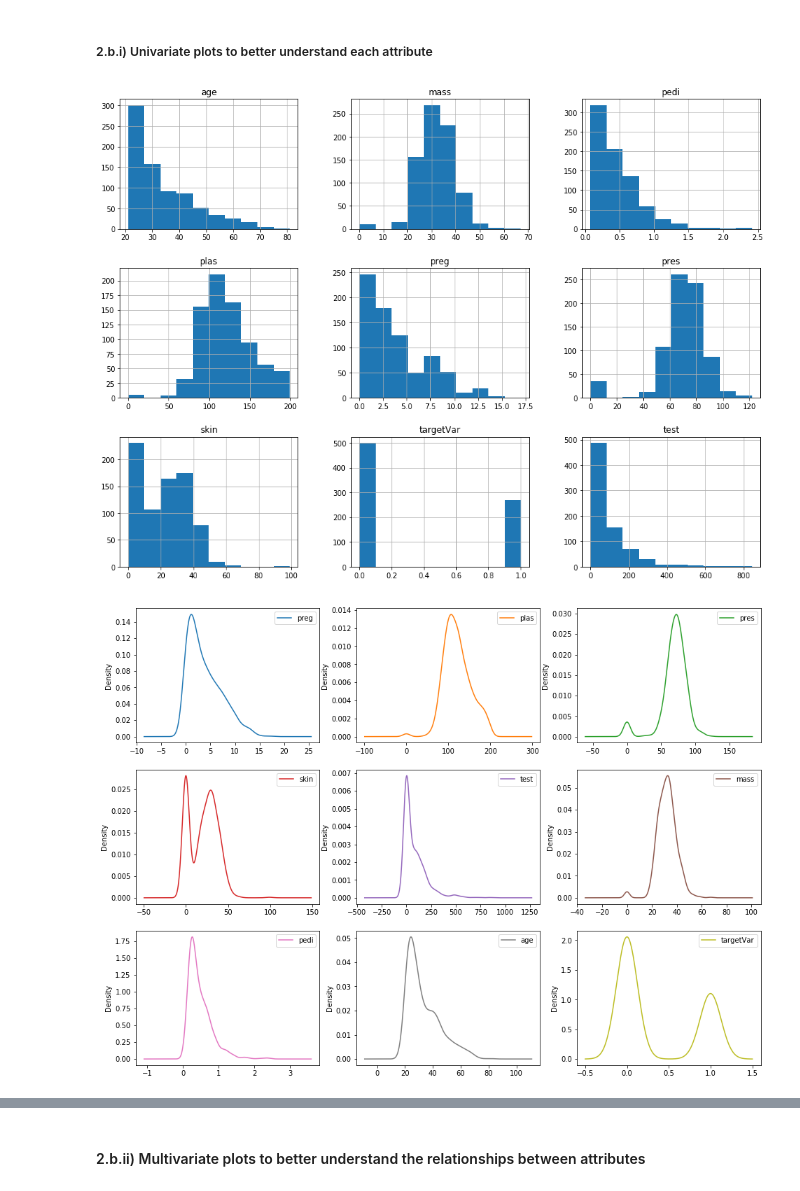
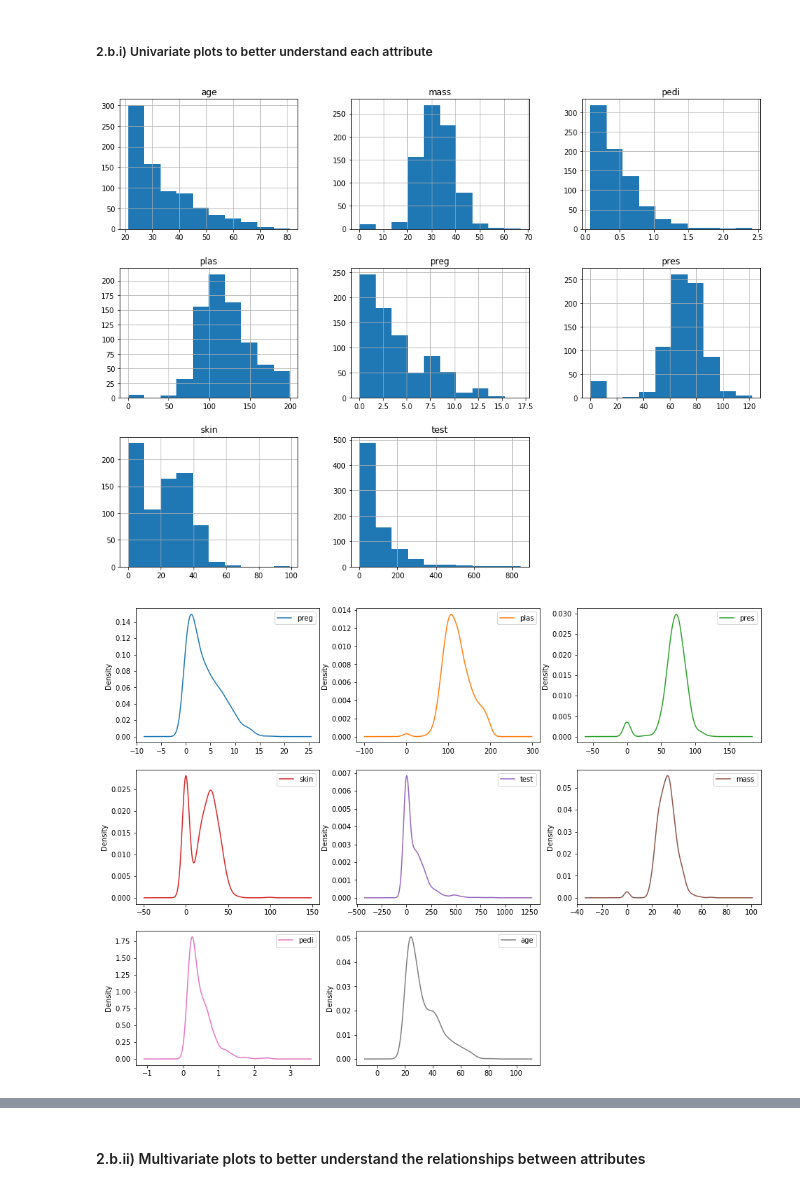
Before and after one commit to daines-analytics/tabular-data-projects, a Jupyter notebook: _py-project-templates/py-template-binary-class_example.ipynb, the cells around one changed output, grey strips where cells are left out. Saved outputs shown, nothing was run; the diff lists cells and outputs as text; code cells hidden in the pictures.

```diff
--- a/_py-project-templates/py-template-binary-class_example.ipynb
+++ b/_py-project-templates/py-template-binary-class_example.ipynb
@@ -198,14 +206,16 @@ pyplot.rcParams["figure.figsize"] = fig_size
+# %%
+attributeOnly = entireDataset.drop(columns=['targetVar'])
 # %%
 # Histograms for each attribute
-entireDataset.hist()
+attributeOnly.hist()
 pyplot.show()
 # %% [output]
-[figure, old version]
+[figure, new version]
 # %%
 # Density plot for each attribute
-entireDataset.plot(kind='density', subplots=True, layout=(dispRow,dispCol), sharex=False)
+attributeOnly.plot(kind='density', subplots=True, layout=(dispRow,dispCol), sharex=False, sharey=False)
 pyplot.show()
 # %% [output]
-[figure, old version]
+[figure, new version]
 # %%
 # Box and Whisker plot for each attribute
```
Also changed, not shown: parts of 15 cells of this notebook, 5 other files.
